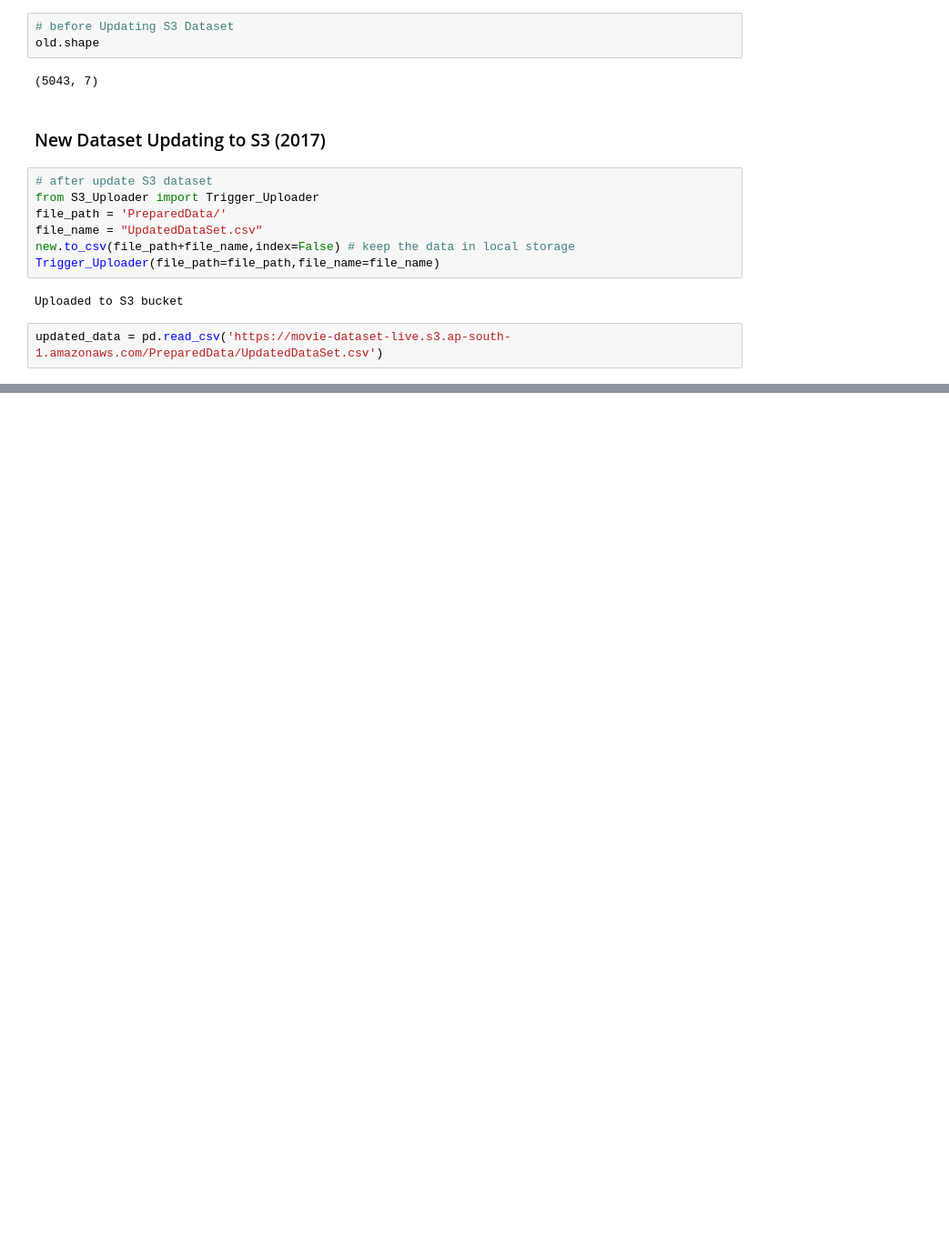
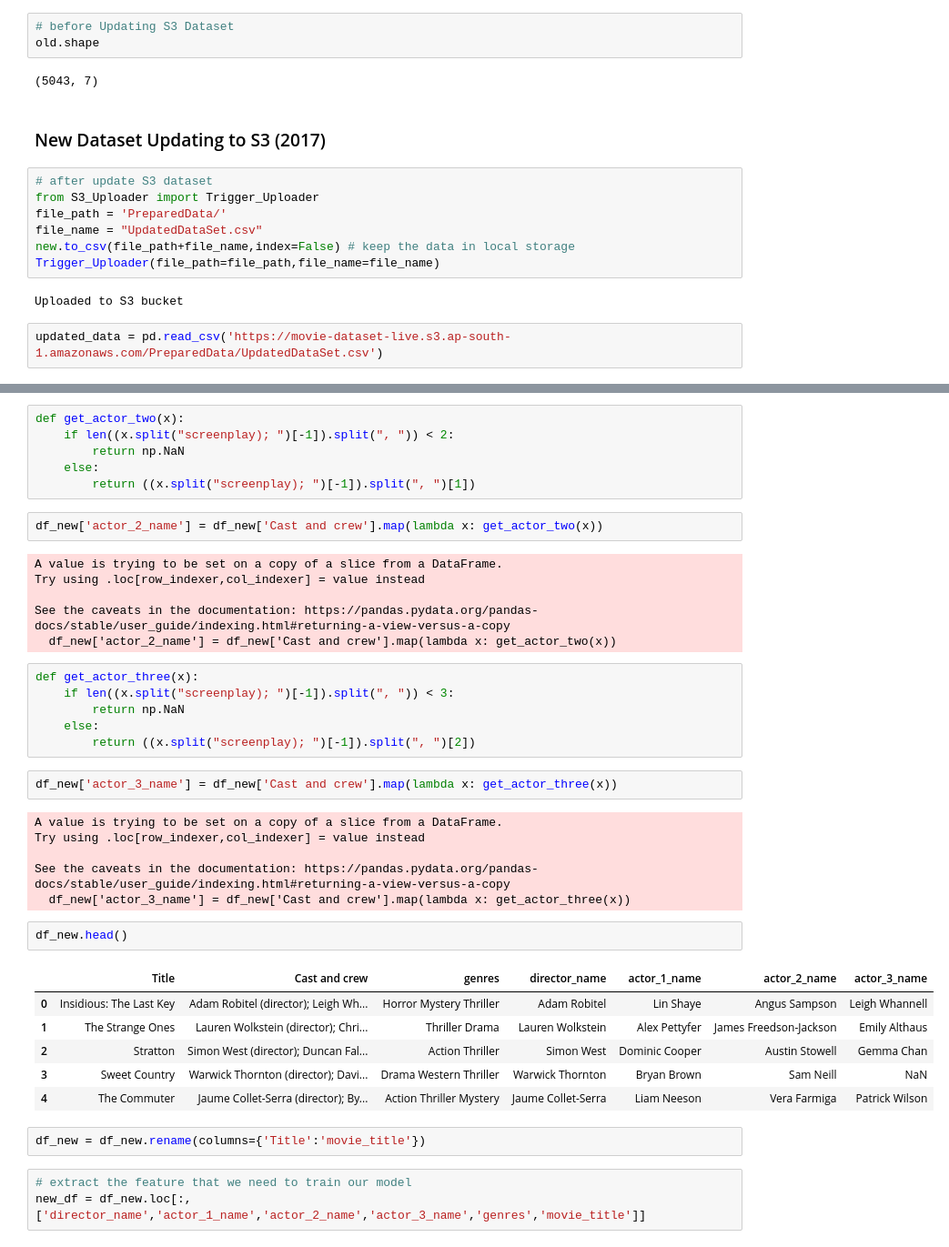
Before and after one commit to deepatabc/Movie-Recommend, a Jupyter notebook: DataPreparing/Base_preprocessing.ipynb, the cells around one changed output, grey strips where cells are left out. Shown at 91% size. Saved outputs shown, nothing was run; the diff lists cells and outputs as text; blank space fills up the shorter version.

```diff
--- a/DataPreparing/Base_preprocessing.ipynb
+++ b/DataPreparing/Base_preprocessing.ipynb
@@ -516,0 +630,42 @@ new.shape,updated_data.shape
+# %%
+def get_actor_two(x):
+    if len((x.split("screenplay); ")[-1]).split(", ")) < 2:
+        return np.NaN
+    else:
+        return ((x.split("screenplay); ")[-1]).split(", ")[1])
+# %%
+df_new['actor_2_name'] = df_new['Cast and crew'].map(lambda x: get_actor_two(x))
+# %% [output]
+A value is trying to be set on a copy of a slice from a DataFrame.
+Try using .loc[row_indexer,col_indexer] = value instead
+
+See the caveats in the documentation: https://pandas.pydata.org/pandas-docs/stable/user_guide/indexing.html#returning-a-view-versus-a-copy
+  df_new['actor_2_name'] = df_new['Cast and crew'].map(lambda x: get_actor_two(x))
+# %%
+def get_actor_three(x):
+    if len((x.split("screenplay); ")[-1]).split(", ")) < 3:
+        return np.NaN
+    else:
+        return ((x.split("screenplay); ")[-1]).split(", ")[2])
+# %%
+df_new['actor_3_name'] = df_new['Cast and crew'].map(lambda x: get_actor_three(x))
+# %% [output]
+A value is trying to be set on a copy of a slice from a DataFrame.
+Try using .loc[row_indexer,col_indexer] = value instead
+
+See the caveats in the documentation: https://pandas.pydata.org/pandas-docs/stable/user_guide/indexing.html#returning-a-view-versus-a-copy
+  df_new['actor_3_name'] = df_new['Cast and crew'].map(lambda x: get_actor_three(x))
+# %%
+df_new.head()
+# %% [output]
+|  | Title | Cast and crew | genres | director_name | actor_1_name | actor_2_name | actor_3_name |
+| 0 | Insidious: The Last Key | Adam Robitel (director); Leigh Wh... | Horror Mystery Thriller | Adam Robitel | Lin Shaye | Angus Sampson | Leigh Whannell |
+| 1 | The Strange Ones | Lauren Wolkstein (director); Chri... | Thriller Drama | Lauren Wolkstein | Alex Pettyfer | James Freedson-Jackson | Emily Althaus |
+| 2 | Stratton | Simon West (director); Duncan Fal... | Action Thriller | Simon West | Dominic Cooper | Austin Stowell | Gemma Chan |
+| 3 | Sweet Country | Warwick Thornton (director); Davi... | Drama Western Thriller | Warwick Thornton | Bryan Brown | Sam Neill | NaN |
+| 4 | The Commuter | Jaume Collet-Serra (director); By... | Action Thriller Mystery | Jaume Collet-Serra | Liam Neeson | Vera Farmiga | Patrick Wilson |
+# %%
+df_new = df_new.rename(columns={'Title':'movie_title'})
+# %%
+# extract the feature that we need to train our model
+new_df = df_new.loc[:,['director_name','actor_1_name','actor_2_name','actor_3_name','genres','movie_title']]
```
Also changed, not shown: parts of 34 cells of this notebook, 3 other files.
